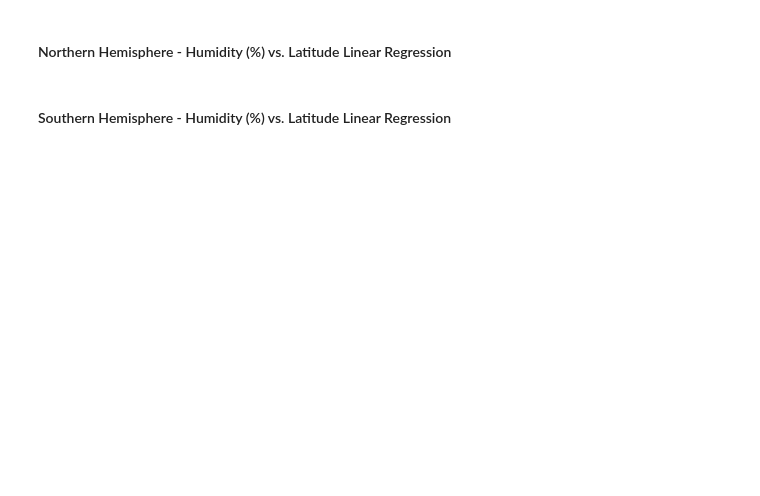
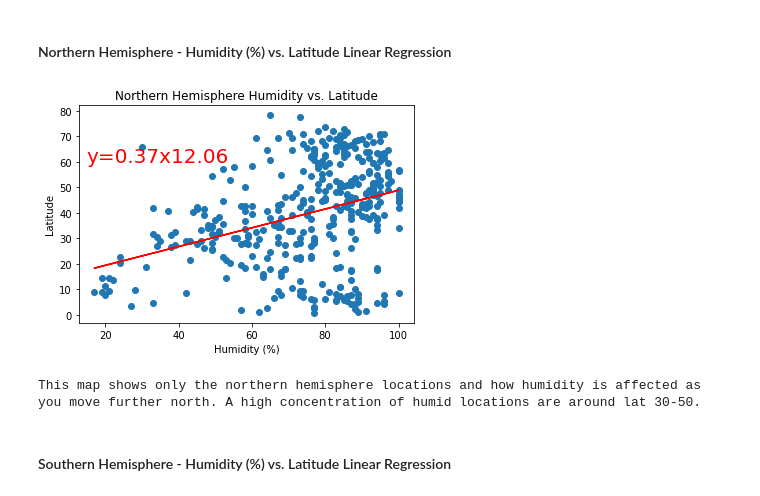
Before and after one commit to amunyhub/python-api-challenge, a Jupyter notebook: WeatherPy/WeatherPy.ipynb, the cells around one changed output. Saved outputs shown, nothing was run; the diff lists cells and outputs as text; code cells hidden in the pictures; blank space fills up the shorter version.

```diff
--- a/WeatherPy/WeatherPy.ipynb
+++ b/WeatherPy/WeatherPy.ipynb
@@ -279,4 +311,26 @@ plt.show()
 # %% [markdown]
 ####  Northern Hemisphere - Humidity (%) vs. Latitude Linear Regression
+# %%
+north_x_values=north_df['Humidity']
+north_y_values=north_df['Lat']
+plt.scatter(north_x_values,north_y_values)
+plt.xlabel('Humidity (%)')
+plt.ylabel('Latitude')
+plt.title('Northern Hemisphere Humidity vs. Latitude')
+
+(slope,intercept,rvalue,pvalue,stderr) =linregress (north_x_values,north_y_values)
+regress_values = north_x_values*slope +intercept
+line_eq="y=" + str(round(slope,2)) +"x" + str(round(intercept,2))
+
+plt.plot(north_x_values,regress_values, "r")
+plt.annotate(line_eq,(15,60), fontsize=20,color="red")
+
+plt.show()
+
+#Print(add a sentence here)
+print('This map shows only the northern hemisphere locations and how humidity is affected as you move further north. A high concentration of humid locations are around lat 30-50.')
+# %% [output]
+[figure, added]
+This map shows only the northern hemisphere locations and how humidity is affected as you move further north. A high concentration of humid locations are around lat 30-50.
 # %% [markdown]
 ####  Southern Hemisphere - Humidity (%) vs. Latitude Linear Regression
```
Also changed, not shown: parts of 19 cells of this notebook, 2 other files.
